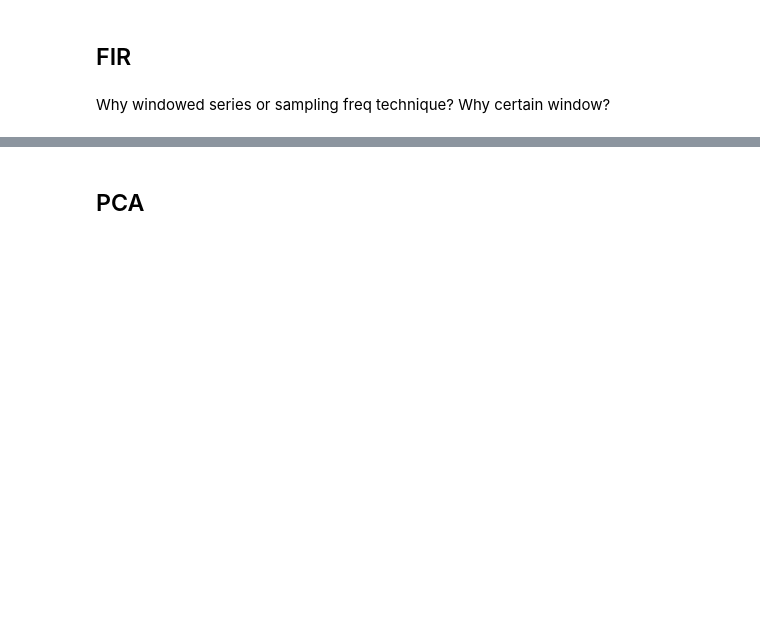
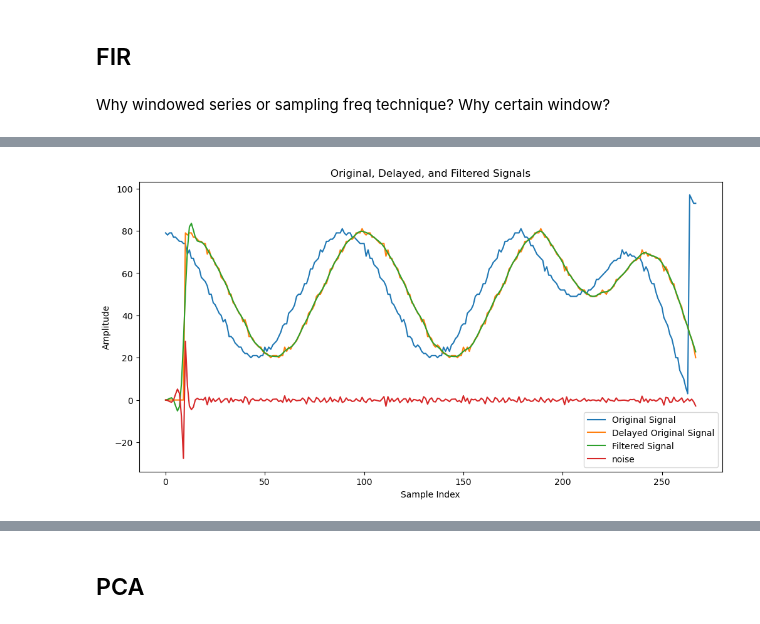
Before and after one commit to Ettiene11/https---github.com-Ettiene11-EERI414_Exam, a Jupyter notebook: EERI414Eks2024a.ipynb, the cells around one changed output, grey strips where cells are left out. Drawn from its saved outputs; the diff is of its cells as text; code cells hidden in the pictures; blank space fills up the shorter version.

```diff
--- a/EERI414Eks2024a.ipynb
+++ b/EERI414Eks2024a.ipynb
@@ -1239,0 +1163,23 @@ Required cutoff frequency:  0.1
+# %%
+# Define the delay (in samples)
+delay = M
+
+# Create a delayed version of the original signal
+delayed_signal = np.zeros_like(x_coords)
+if delay < len(x_coords):
+    delayed_signal[delay:] = x_coords[:-delay]
+
+noise = delayed_signal - filtered_signal
+
+plt.figure(figsize=(12, 6))
+plt.plot(t, x_coords, label='Original Signal')
+plt.plot(t, delayed_signal, label='Delayed Original Signal')
+plt.plot(t, filtered_signal, label='Filtered Signal')
+plt.plot(t, noise, label='noise')
+plt.legend()
+plt.xlabel('Sample Index')
+plt.ylabel('Amplitude')
+plt.title('Original, Delayed, and Filtered Signals')
+plt.show()
+# %% [output]
+[figure, added]
```
Also changed, not shown: parts of 13 cells of this notebook.
